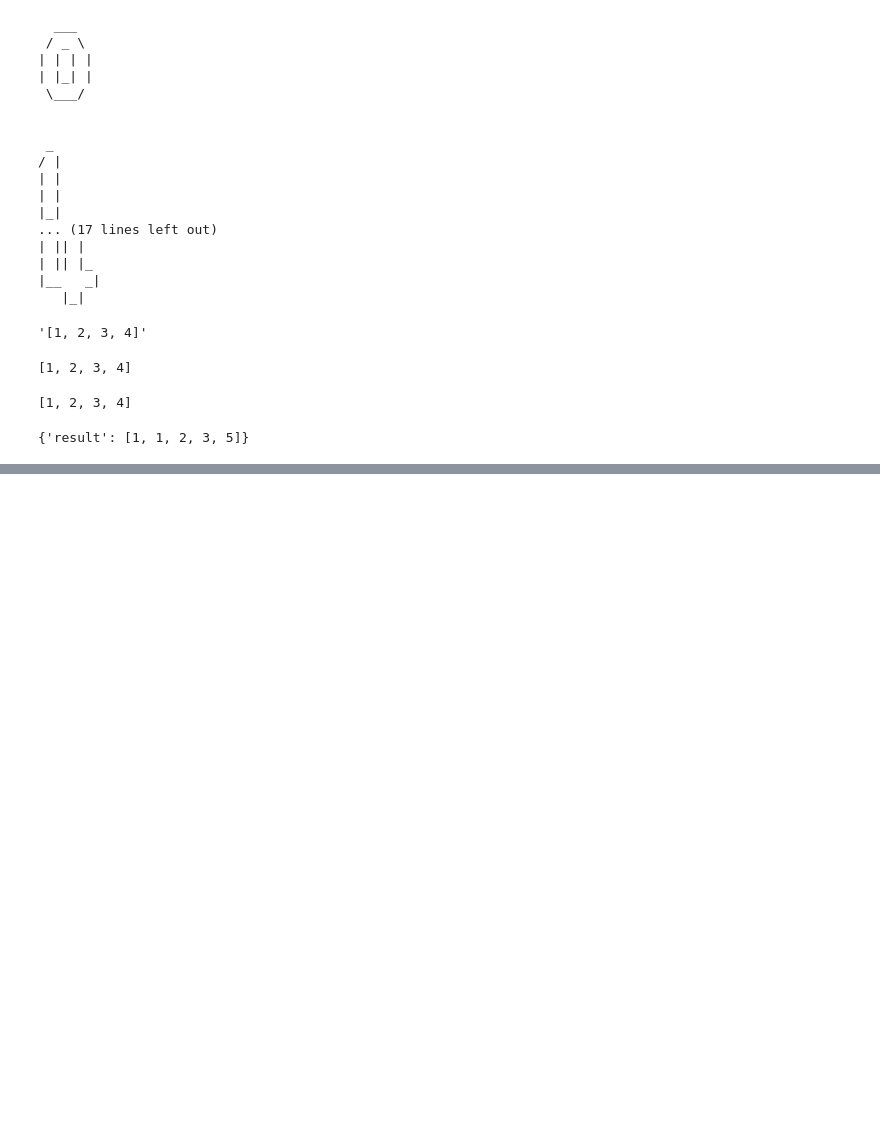
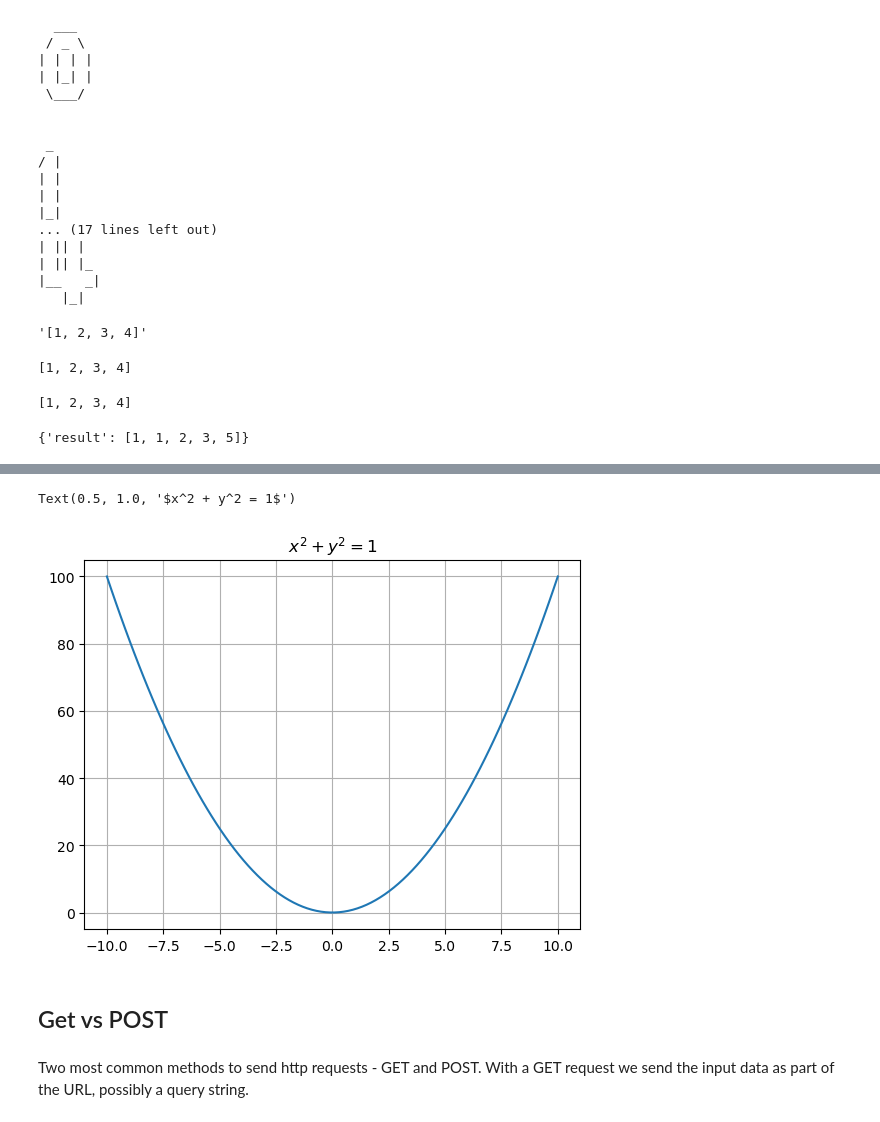
Before and after one commit to jgbiswas/practical-computing, a Jupyter notebook: notebooks/Class3.ipynb, the cells around one changed output, grey strips where cells are left out. Drawn from its saved outputs; the diff is of its cells as text; code cells hidden in the pictures; blank space fills up the shorter version.

```diff
--- a/notebooks/Class3.ipynb
+++ b/notebooks/Class3.ipynb
@@ -352,0 +884,11 @@ data
+# %%
+plt.plot(x,y)
+plt.grid()
+plt.title("$x^2 + y^2 = 1$")
+# %% [output]
+Text(0.5, 1.0, '$x^2 + y^2 = 1$')
+[figure, added]
+# %% [markdown]
+## Get vs POST
+# %% [markdown]
+Two most common methods to send http requests - GET and POST. With a GET request we send the input data as part of the URL, possibly a query string.
```
Also changed, not shown: parts of 152 cells of this notebook, 11 other files.
